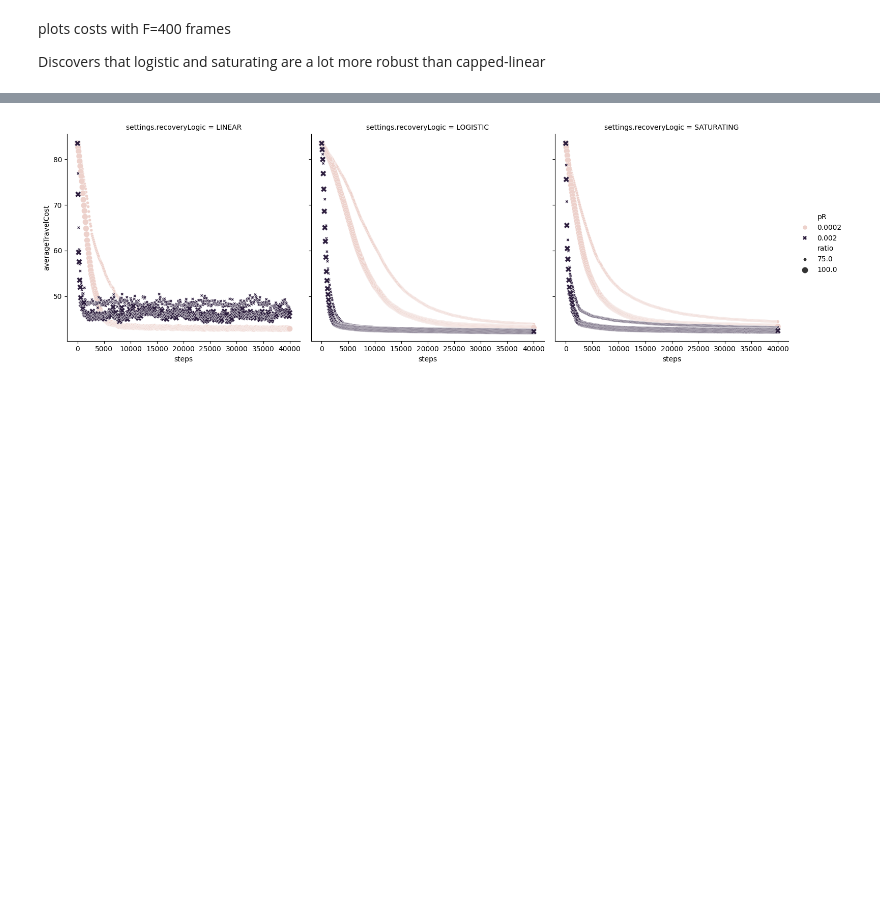
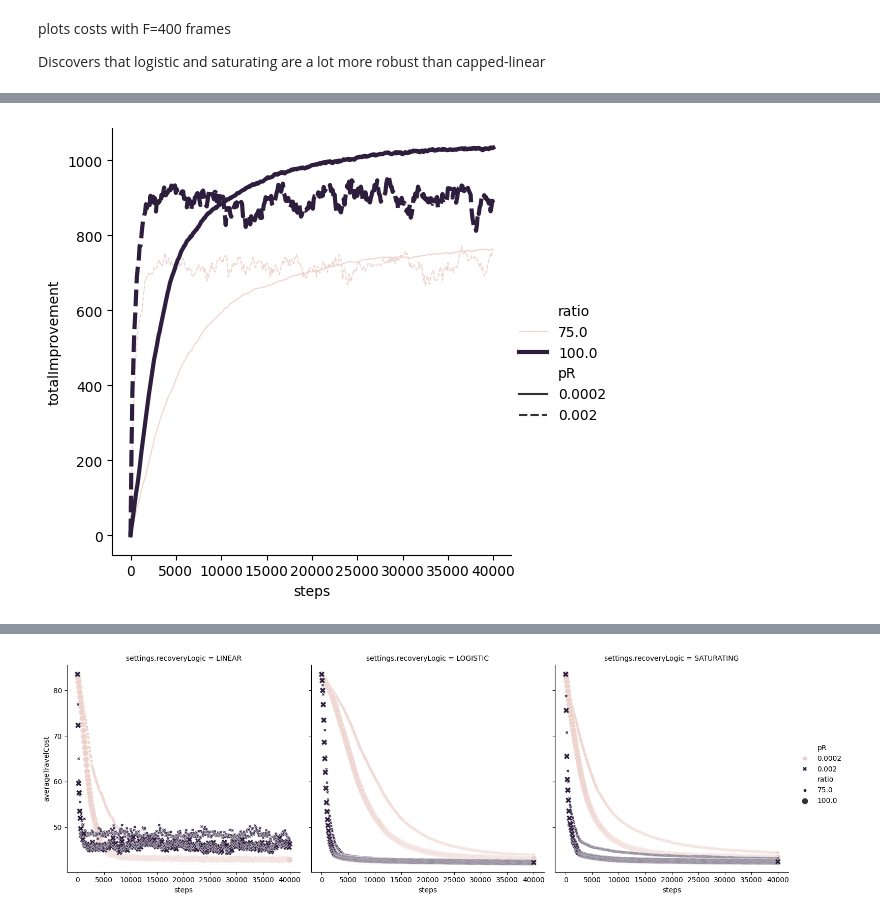
Before and after one commit to brendanwallace/animalpaths, a Jupyter notebook: julia/Paths/notebooks/plotcosts3.ipynb, the cells around one changed output, grey strips where cells are left out. Cells and saved outputs as stored; diff of their text form; code cells hidden in the pictures; blank space fills up the shorter version.

```diff
--- a/julia/Paths/notebooks/plotcosts3.ipynb
+++ b/julia/Paths/notebooks/plotcosts3.ipynb
@@ -55,0 +47,12 @@ The history saving thread hit an unexpected error (OperationalError('attempt to
+# %%
+p = sns.relplot(
+    data=subset,
+    x="steps",
+    y="totalImprovement",
+    size="ratio",
+    style="pR",
+    hue="ratio",
+    kind="line",
+).savefig("improvement.png")
+# %% [output]
+[figure, added]
```
Also changed, not shown: parts of 7 cells of this notebook, 38 other files.
